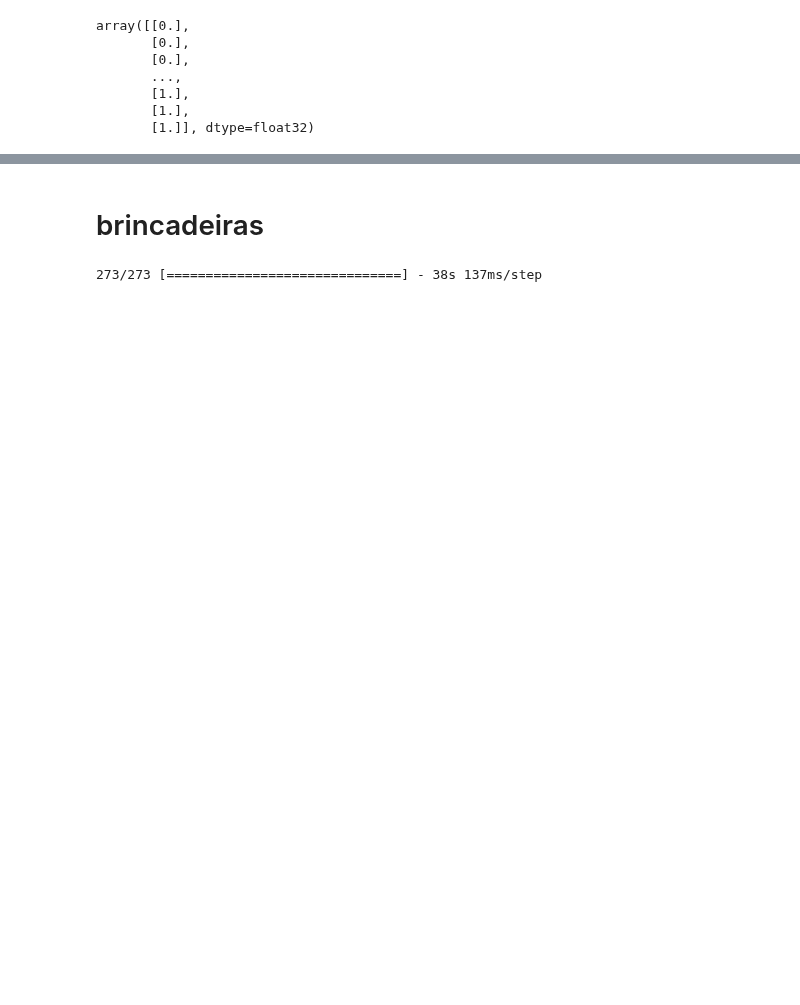
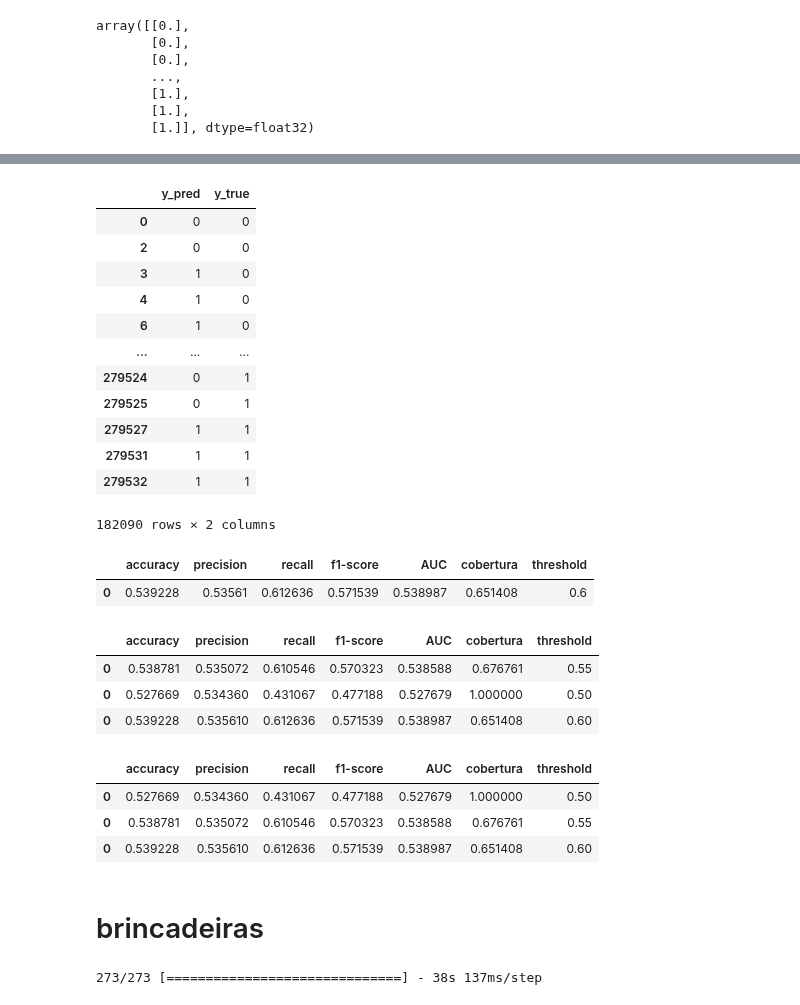
Before and after one commit to lambdavar/Artigo, a Jupyter notebook: Final.ipynb, the cells around one changed output, grey strips where cells are left out. Drawn from its saved outputs; the diff is of its cells as text; code cells hidden in the pictures; blank space fills up the shorter version.

```diff
--- a/Final.ipynb
+++ b/Final.ipynb
@@ -357,3 +405,65 @@ y_pred_ensemble
+# %%
+# coloca y_true ao lado de y_pred
+y_pred_ensemble["y_true"] = y_true
+# converte dtypes pra int
+y_pred_ensemble = y_pred_ensemble.astype(int)
+# joga fora linhas onde y_pred é 0, pois não iremos operar nestes casos
+y_pred_ensemble.drop(y_pred_ensemble[y_pred_ensemble["y_pred"] == 0].index, inplace=True)
+# converte as linhas que são -1 em 0, pra poder comparar com y_true
+y_pred_ensemble.loc[y_pred_ensemble["y_pred"] == -1, "y_pred"] = 0
+y_pred_ensemble
+# %% [output]
+|  | y_pred | y_true |
+| 0 | 0 | 0 |
+| 2 | 0 | 0 |
+| 3 | 1 | 0 |
+| 4 | 1 | 0 |
+| 6 | 1 | 0 |
+| ... | ... | ... |
+| 279524 | 0 | 1 |
+| 279525 | 0 | 1 |
+| 279527 | 1 | 1 |
+| 279531 | 1 | 1 |
+| 279532 | 1 | 1 |
+182090 rows × 2 columns
+# %%
+# calcular metricas pro ensemble
+y_true_ensemble = y_pred_ensemble["y_true"].to_numpy().ravel()
+y_pred_ensemble = y_pred_ensemble["y_pred"].to_numpy().ravel()
+
+# pega o numero de operações totais pra calcular quantos % restam depois (indice de cobertura)
+n_operacoes_total = len(y_true)
+n_operacoes = len(y_pred_ensemble)
+cobertura = n_operacoes/n_operacoes_total
+
+metricas = np.array([accuracy_score(y_true_ensemble, y_pred_ensemble),
+               precision_score(y_true_ensemble, y_pred_ensemble),
+               recall_score(y_true_ensemble, y_pred_ensemble),
+               f1_score(y_true_ensemble, y_pred_ensemble),
+               roc_auc_score(y_true_ensemble, y_pred_ensemble)
+              ])
+metricas = pd.DataFrame(metricas.reshape((1, 5)), columns=["accuracy", "precision", "recall", "f1-score", "AUC"])
+metricas["% cobertura"] = cobertura
+metricas["threshold"] = threshold
+metricas
+# %% [output]
+|  | accuracy | precision | recall | f1-score | AUC | cobertura | threshold |
+| 0 | 0.539228 | 0.53561 | 0.612636 | 0.571539 | 0.538987 | 0.651408 | 0.6 |
+# %%
+metricas_total = pd.concat([metricas_total, metricas], axis=0)
+metricas_total
+# %% [output]
+|  | accuracy | precision | recall | f1-score | AUC | cobertura | threshold |
+| 0 | 0.538781 | 0.535072 | 0.610546 | 0.570323 | 0.538588 | 0.676761 | 0.55 |
+| 0 | 0.527669 | 0.534360 | 0.431067 | 0.477188 | 0.527679 | 1.000000 | 0.50 |
+| 0 | 0.539228 | 0.535610 | 0.612636 | 0.571539 | 0.538987 | 0.651408 | 0.60 |
+# %%
+metricas_total.sort_values(by=["threshold"])
+# %% [output]
+|  | accuracy | precision | recall | f1-score | AUC | cobertura | threshold |
+| 0 | 0.527669 | 0.534360 | 0.431067 | 0.477188 | 0.527679 | 1.000000 | 0.50 |
+| 0 | 0.538781 | 0.535072 | 0.610546 | 0.570323 | 0.538588 | 0.676761 | 0.55 |
+| 0 | 0.539228 | 0.535610 | 0.612636 | 0.571539 | 0.538987 | 0.651408 | 0.60 |
 # %% [markdown]
 # brincadeiras
 # %%
```
Also changed, not shown: parts of 13 cells of this notebook.
